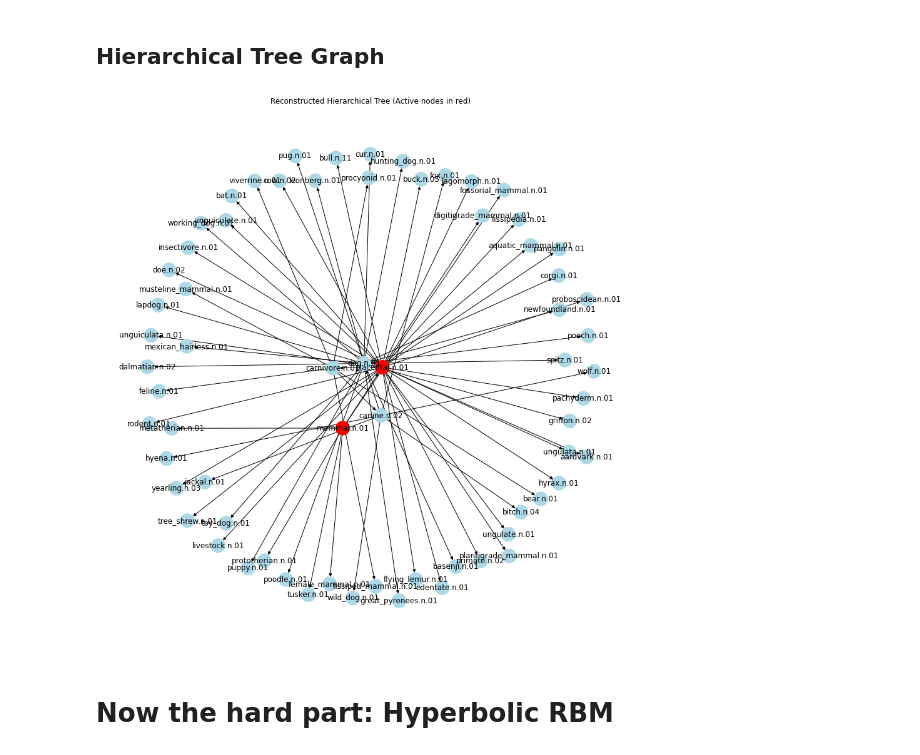
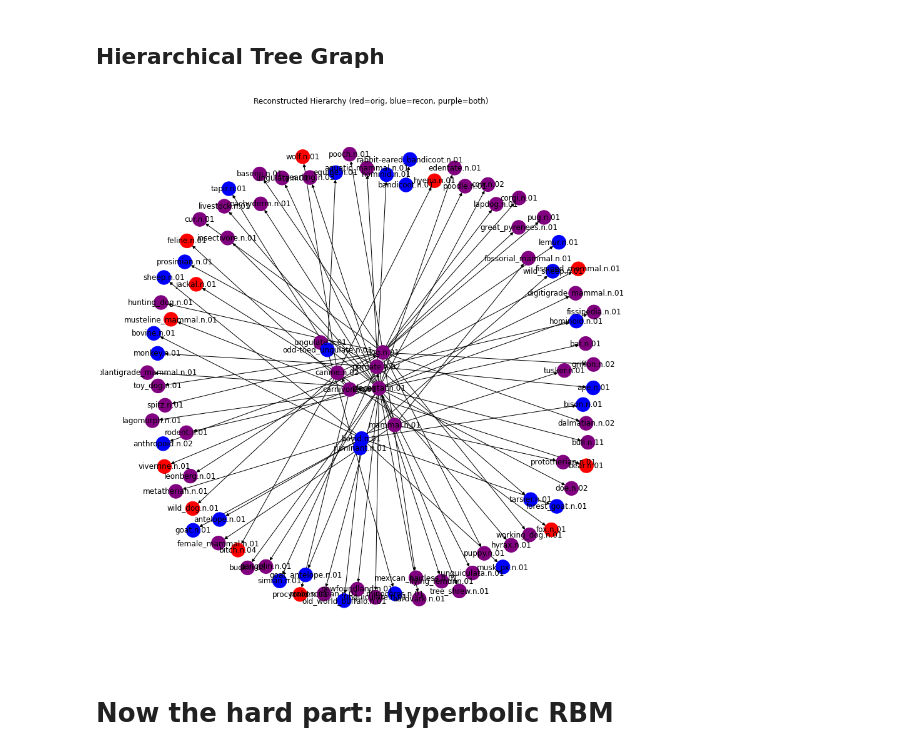
Before and after one commit to kyliehefner/hyperbolic-rbm, a Jupyter notebook: RBM_v2.ipynb, the cells around one changed output. Cells and saved outputs as stored; diff of their text form; code cells hidden in the pictures.

```diff
--- a/RBM_v2.ipynb
+++ b/RBM_v2.ipynb
@@ -149,9 +150,9 @@ def reconstruct(sample):
     return reconstructed_sample
 # %%
 # Select a sample from the data
-sample_idx = synset_to_index[wn.synset('pug.n.01')]
+sample_idx = synset_to_index[wn.synset('dog.n.01')]
 print(animal_synsets[sample_idx].name())
-original_sample = data[sample_idx:sample_idx+1]
+original_sample = data[sample_idx]
 
 reconstructed_sample = reconstruct(original_sample)
 # %% [output]
@@ -262,14 +238,43 @@ root_node = set('pug.n.01')
-# %%
-# Define colors for each node: active nodes in red, otherwise light blue
-node_colors = ['yellow' if node in root_node else 'red' if node in active_nodes else 'lightblue' for node in G.nodes()]
-pos = nx.spring_layout(G)
-
-plt.figure(figsize=(12, 12))
-nx.draw(G, pos, with_labels=True, node_color=node_colors, node_size=500, arrows=True)
-plt.title("Reconstructed Hierarchical Tree (Active nodes in red)")
-plt.show()
-# %% [output]
-[figure, removed]
+# %%
+orig_set = set(original_active_names)
+recon_set = set(reconstructed_active_names)
+# %%
+# Build full graph
+G = nx.DiGraph()
+for s in animal_synsets:
+    name = s.name()
+    G.add_node(name)
+    for parent in s.hypernyms():
+        if parent in synset_to_index:
+            G.add_edge(parent.name(), name)
+
+# Subgraph of active nodes
+active_union = orig_set.union(recon_set)
+H = G.subgraph(active_union).copy()
+# %%
+# Color nodes
+color_map = []
+for node in H.nodes():
+    if node in orig_set and node in recon_set:
+        color_map.append('purple')
+    elif node in orig_set:
+        color_map.append('red')
+    else:
+        color_map.append('blue')
+
+# Layout and draw
+try:
+    pos = nx.nx_agraph.graphviz_layout(H, prog='dot')
+except:
+    pos = nx.spring_layout(H, seed=42)
+
+plt.figure(figsize=(12, 12))
+nx.draw(H, pos, with_labels=True, node_color=color_map,
+        node_size=500, arrows=True)
+plt.title('Reconstructed Hierarchy (red=orig, blue=recon, purple=both)')
+plt.show()
+# %% [output]
+[figure, added]
 # %% [markdown]
 # Now the hard part: Hyperbolic RBM
 # %%
```
Also changed, not shown: parts of 19 cells of this notebook.
